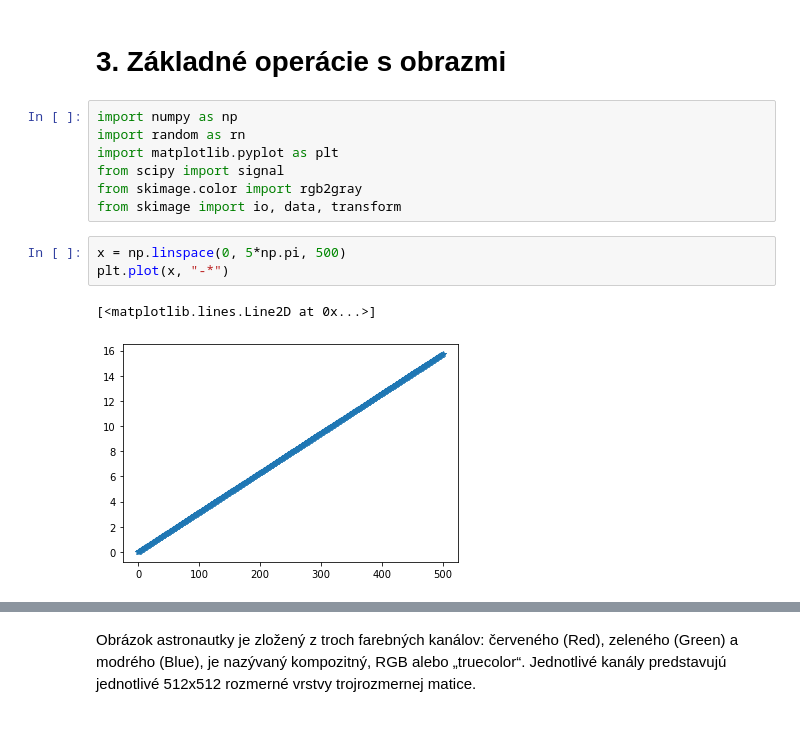
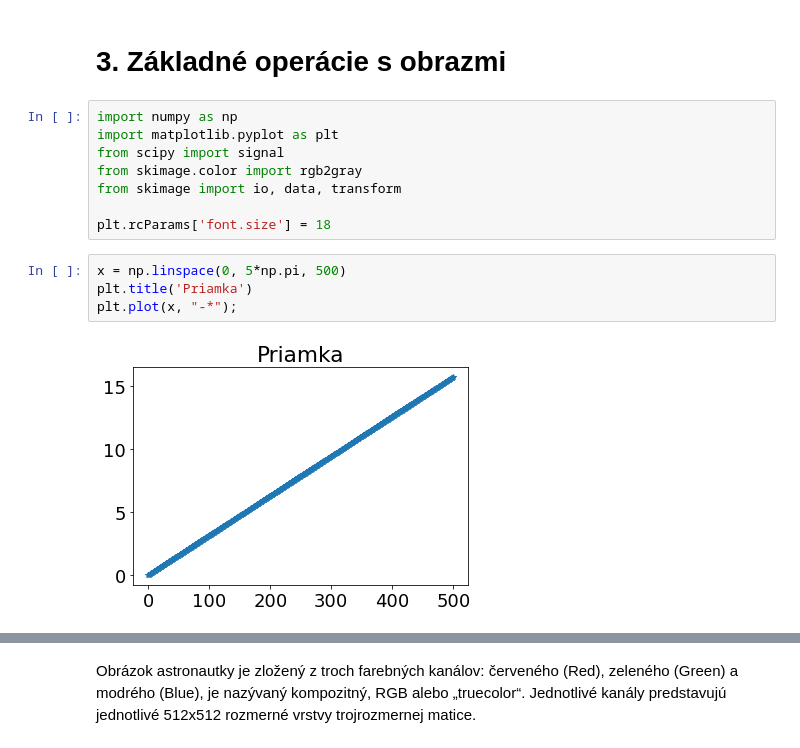
Before and after one commit to Miro001/computer-vision, a Jupyter notebook: 3. Zakladne operacie s obrazom.ipynb, the cells around one changed output, grey strips where cells are left out. Cells and saved outputs as stored; diff of their text form.

```diff
--- a/3. Zakladne operacie s obrazom.ipynb
+++ b/3. Zakladne operacie s obrazom.ipynb
@@ -2,14 +2,15 @@
 # 3. Základné operácie s obrazmi
 # %%
 import numpy as np
-import random as rn
 import matplotlib.pyplot as plt
 from scipy import signal
 from skimage.color import rgb2gray
 from skimage import io, data, transform
+
+plt.rcParams['font.size'] = 18
 # %%
 x = np.linspace(0, 5*np.pi, 500)
-plt.plot(x, "-*")
+plt.title('Priamka')
+plt.plot(x, "-*");
 # %% [output]
-[<matplotlib.lines.Line2D at 0x...>]
-[figure, old version]
+[figure, new version]
```
Also changed, not shown: parts of 10 cells of this notebook.
